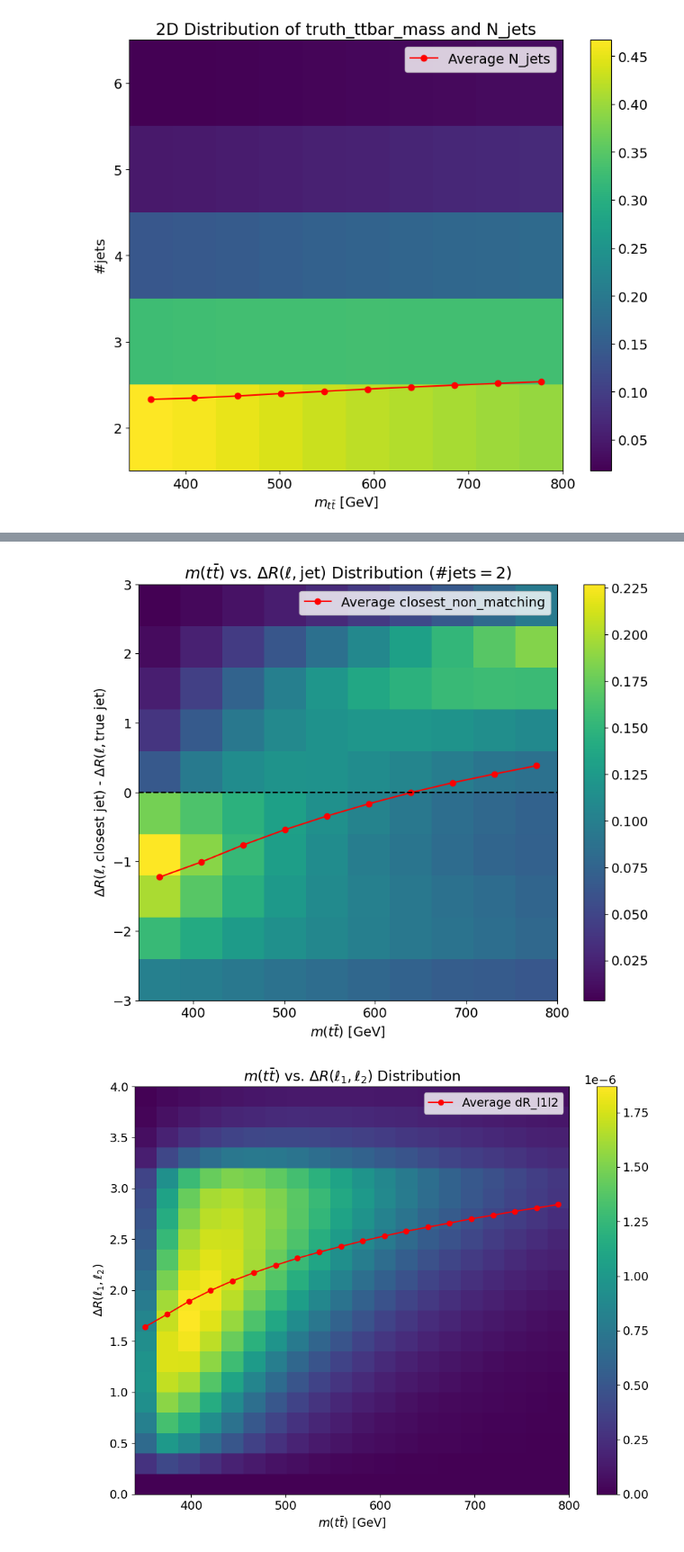
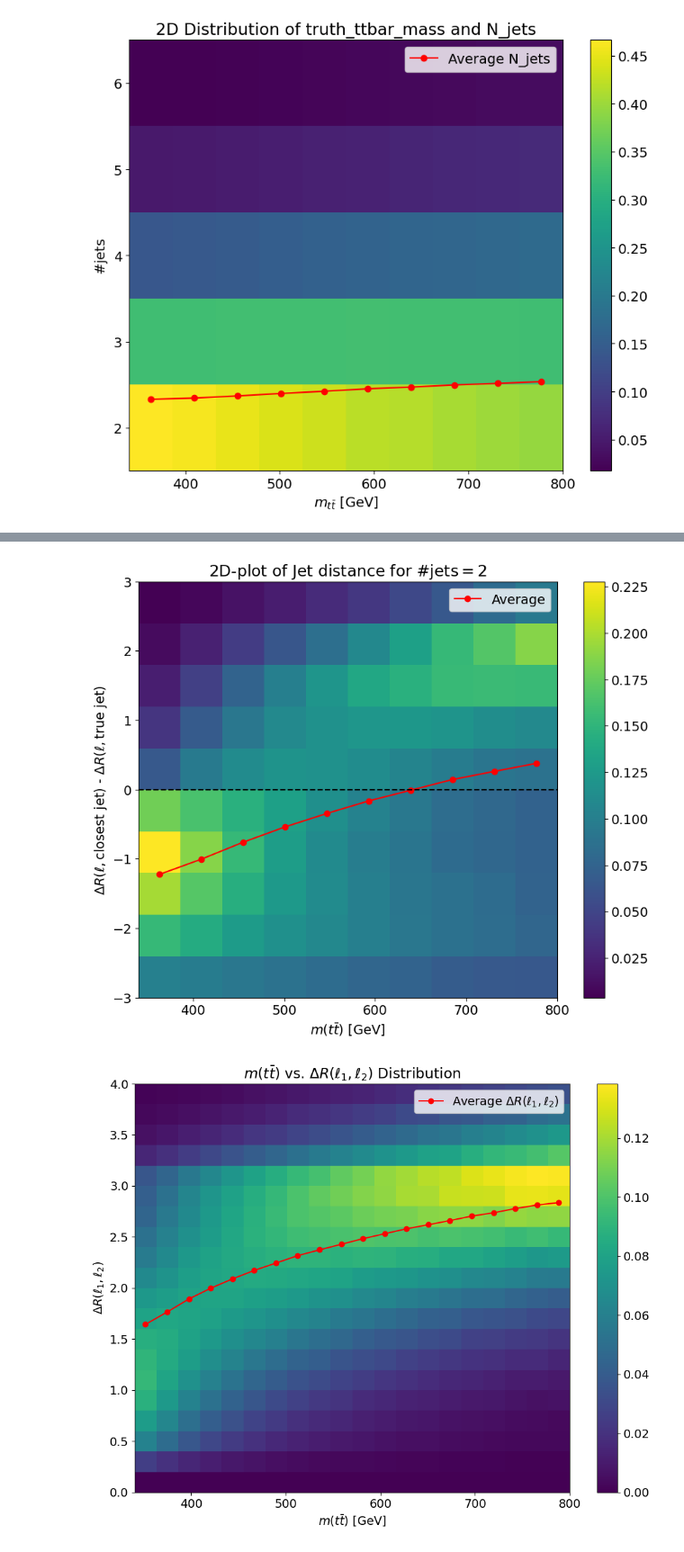
Before and after one commit to simi216/mva-trainer, a Jupyter notebook: notebooks/PlotFeatures.ipynb, the cells around one changed output, grey strips where cells are left out. Shown at 90% size. Drawn from its saved outputs; the diff is of its cells as text; code cells hidden in the pictures.

```diff
--- a/notebooks/PlotFeatures.ipynb
+++ b/notebooks/PlotFeatures.ipynb
@@ -29,4 +40,4 @@ DataProcessor = DataPreprocessor(load_config)
 with open(CONFIG_PATH, "r") as file:
     load_config = yaml.safe_load(file)
 
-data_config = DataProcessor.load_from_npz(load_config["data_path"]["nominal"])
+data_config = DataProcessor.load_from_npz(load_config["data_path"]["nominal"], max_events=5_000_000)
@@ -145,3 +182,25 @@ def compute_n_b_jets(data_dict, data_config: DataConfig):
+# %%
+def fake_b_jet_rate(data_dict, data_config: DataConfig):
+    assignment_labels = data_dict["assignment_labels"]
+    b_tag_scores = data_dict["jet"][:, :, 4]
+    fake_b_jets = (b_tag_scores >= 2) & (~assignment_labels.any(axis=2))
+    fake_b_jet_counts = np.sum(fake_b_jets, axis=1)
+    return fake_b_jet_counts / (np.sum(b_tag_scores >= 2, axis=1) + 1e-6) # Avoid division by zero
+
+def fake_b_tag_rate(data_dict, data_config : DataConfig):
+    assignment_labels = data_dict["assignment_labels"]
+    b_tag_scores = data_dict["jet"][:, :, 4]
+    fake_b_tags = (b_tag_scores >= 2) & (~assignment_labels.any(axis=2))
+    fake_b_tag_counts = np.sum(fake_b_tags, axis=1)
+    N_jets = (b_tag_scores != data_config.padding_value).sum(axis=1)
+    return fake_b_tag_counts / (N_jets - 2 + 1e-6) * (N_jets > 2)  # Avoid division by zero and negative rates
+
+def b_jet_miss_rate(data_dict, data_config : DataConfig):
+    assignment_labels = data_dict["assignment_labels"]
+    b_tag_scores = data_dict["jet"][:, :, 4]
+    missed_b_jets = (assignment_labels.any(axis=2)) & (b_tag_scores < 2) & (b_tag_scores != data_config.padding_value)
+    missed_b_jet_counts = np.sum(missed_b_jets, axis=1)
+    return missed_b_jet_counts / 2  # Assuming 2 true b-jets per event
 # %%
 import core.DataPlotting as DataPlotting
 
@@ -149,6 +208,11 @@ reload(DataPlotting)
 data_plotter = DataPlotting.DataPlotter(DataProcessor, plots_dir=PLOTS_DIR)
 data_plotter.add_feature(compute_closest_non_matching_jet, name="closest_non_matching")
 data_plotter.add_feature(compute_n_b_jets, name="n_b_jets")
+data_plotter.add_feature(compute_c_hel, name="c_hel")
+data_plotter.add_feature(compute_c_han, name="c_han")
+data_plotter.add_feature(fake_b_jet_rate, name="fake_b_jet_rate")
+data_plotter.add_feature(b_jet_miss_rate, name="b_jet_miss_rate")
+data_plotter.add_feature(fake_b_tag_rate, name="fake_b_tag_rate")
 # %%
 def b_jet_score(jet_features, lepton_features):
     return jet_features[4]  # assuming b-tag score is at index 4
@@ -230,37 +307,47 @@ ax.axhline(y=0, color="black", linestyle="--")
 ax.set_xlim(340e3, 800e3)
 ax.set_xlabel(r"$m(t\bar{t})$ [GeV]")
 ax.set_ylabel(r"$\Delta R(\ell,\text{closest jet})$ - $\Delta R(\ell,\text{true jet})$")
-ax.set_title(
-    r"$m(t\bar{t})$ vs. $\Delta R(\ell, \text{jet})$ Distribution ($\# \text{jets} = 2$)"
-)
+
+if ax.lines:
+    ax.lines[0].set_label(r"Average")
+    ax.legend()
+ax.set_title(r"2D-plot of Jet distance for $\#\text{jets}=2$")
+
 plt.savefig(f"{PLOTS_DIR}/ttbar_mass_vs_deltaR_lep_nonmatch_n_jet_2.pdf")
 # %% [output]
-[figure, old version]
+[figure, new version]
 # %%
 data_plotter.reset_data_cuts()
 fig, ax = data_plotter.plot_2d_feature_distribution(
     "non_training",
     "truth_ttbar_mass",
     "non_training",
     "dR_l1l2",
     bins=(20, 20),
     plot_average=True,
     range=[[340e3, 800e3], [0, 4]],
     density=True,
+    normalise="x",
 )
 x_ticks = ax.get_xticks()
 x_tick_labels = [f"{int(tick/1e3)}" for tick in x_ticks]
 ax.set_xticks(x_ticks)
 ax.set_xticklabels(x_tick_labels)
 ax.set_xlim(340e3, 800e3)
+ax.set_ylim(0,4)
 ax.set_xlabel(r"$m(t\bar{t})$ [GeV]")
 ax.set_ylabel(r"$\Delta R(\ell_1, \ell_2)$")
 ax.set_title(r"$m(t\bar{t})$ vs. $\Delta R(\ell_1, \ell_2)$ Distribution")
-# fig.suptitle(r"$m(t\bar{t})$ vs. $\Delta R(\ell_1, \ell_2)$ Distribution")
+
+# relabel the plotted average curve and show legend
+if ax.lines:
+    ax.lines[-1].set_label(r"Average $\Delta R(\ell_1,\ell_2)$")
+    ax.legend()
+
 fig.tight_layout()
 fig.savefig(f"{PLOTS_DIR}/ttbar_mass_vs_dR_l1l2.pdf")
 # %% [output]
-[figure, old version]
+[figure, new version]
 # %%
 def delta_R(jet_features, lepton_features):
     delta_eta = jet_features[1] - lepton_features[1]
```
Also changed, not shown: parts of 14 cells of this notebook, 28 other files.
